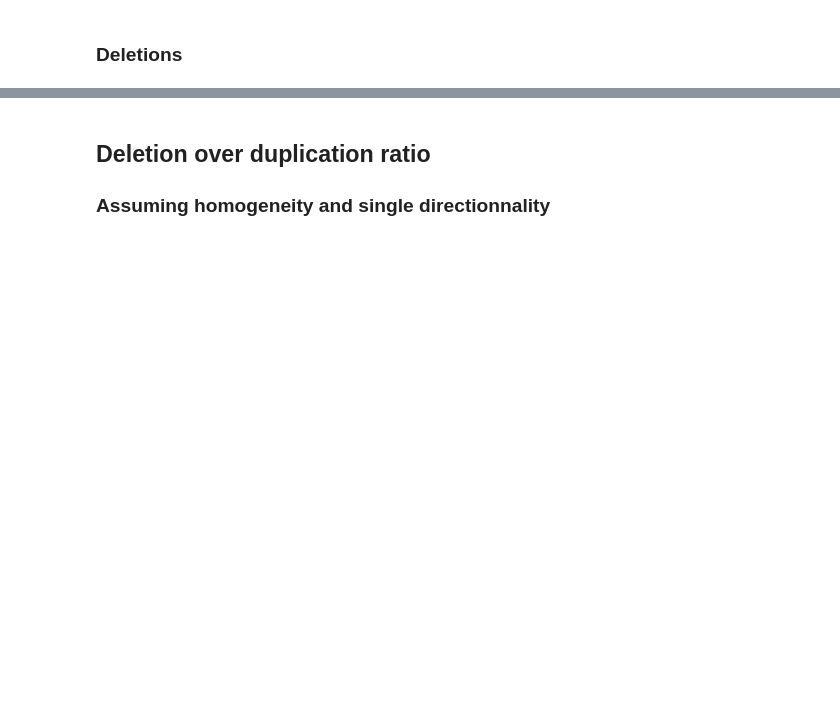
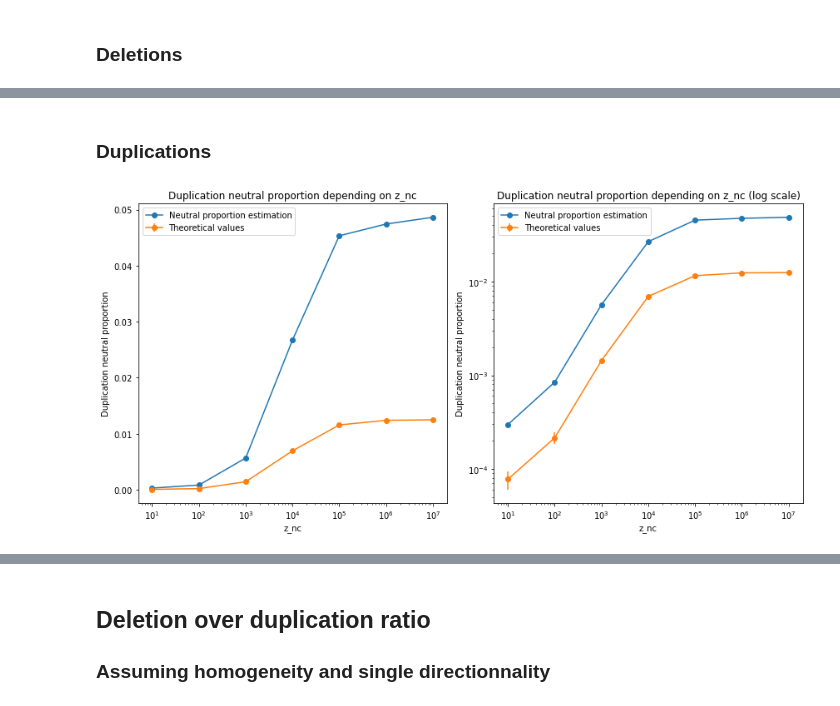
Before and after one commit to Jojobarbarr/AL_predict, a Jupyter notebook: Mutagenese.ipynb, the cells around one changed output, grey strips where cells are left out. Saved outputs shown, nothing was run; the diff lists cells and outputs as text; code cells hidden in the pictures; blank space fills up the shorter version.

```diff
--- a/Mutagenese.ipynb
+++ b/Mutagenese.ipynb
@@ -1001,0 +1138,60 @@ plt.close()
+# %% [markdown]
+### Duplications
+# %%
+results_path = Path("results") / "mutagenese" / experiment_name / "stats"
+results.load_results(f"{results_path}/Duplication")
+
+fig, axs = plt.subplots(1, 2, figsize=(12, 6))
+
+axs[0].plot(
+    results.x_values,
+    results.neutral_proportions,
+    marker="o",
+    label="Neutral proportion estimation",
+)
+axs[0].errorbar(
+    results.x_values,
+    results.theoretical_proportions,
+    results.neutral_proportiond_stds,
+    marker="o",
+    label="Theoretical values",
+)
+
+axs[0].set_title(f"Duplication neutral proportion depending on {variable}")
+
+axs[0].set_xlabel(f"{variable}")
+axs[0].set_xscale("log")
+
+axs[0].set_ylabel("Duplication neutral proportion")
+
+axs[0].legend()
+
+
+axs[1].plot(
+    results.x_values,
+    results.neutral_proportions,
+    marker="o",
+    label="Neutral proportion estimation",
+)
+axs[1].errorbar(
+    results.x_values,
+    results.theoretical_proportions,
+    results.neutral_proportiond_stds,
+    marker="o",
+    label="Theoretical values",
+)
+
+axs[1].set_title(f"Duplication neutral proportion depending on {variable} (log scale)")
+
+axs[1].set_xlabel(f"{variable}")
+axs[1].set_xscale("log")
+
+axs[1].set_ylabel("Duplication neutral proportion")
+axs[1].set_yscale("log")
+
+axs[1].legend()
+
+plt.tight_layout()
+plt.show()
+# %% [output]
+[figure, added]
```
Also changed, not shown: parts of 72 cells of this notebook, 6 other files.
